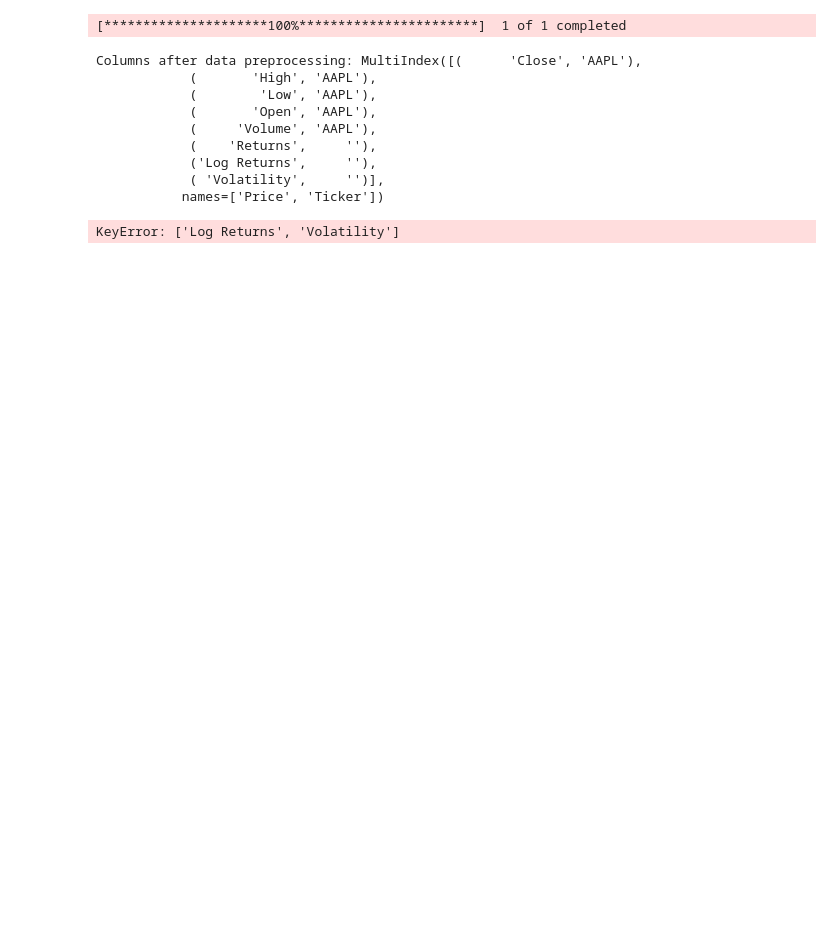
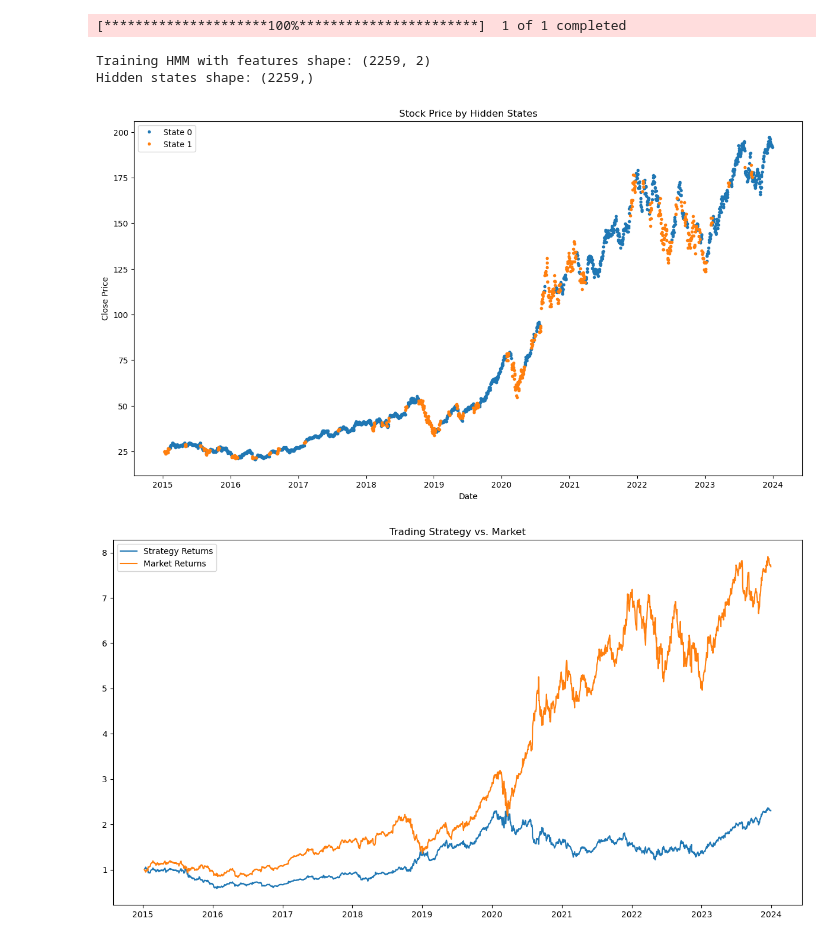
Before and after one commit to helena-f/quant_trading, a Jupyter notebook: HiddenMarkovModel.ipynb, the cells around one changed output. Cells and saved outputs as stored; diff of their text form; code cells hidden in the pictures; blank space fills up the shorter version.

Commit message:
debug markov and live streaming

```diff
--- a/HiddenMarkovModel.ipynb
+++ b/HiddenMarkovModel.ipynb
@@ -5,23 +5,25 @@ from hmmlearn.hmm import GaussianHMM
 import yfinance as yf
 import matplotlib.pyplot as plt
 
+# Step 1: Fetch and preprocess data
 def fetch_stock_data(ticker, start_date, end_date):
     data = yf.download(ticker, start=start_date, end=end_date)
+    data.columns = data.columns.get_level_values(0)  # Flatten columns
     data['Returns'] = data['Close'].pct_change()
     data['Log Returns'] = np.log(1 + data['Returns'])
     return data.dropna()
 
+# Step 2: Prepare features
 def prepare_features(data):
-    # Features: Log Returns and Volatility (rolling standard deviation)
     data['Volatility'] = data['Log Returns'].rolling(window=5).std()
-    print("Columns after data preprocessing:", data.columns)  # Check columns here
+    features = data[['Log Returns', 'Volatility']].dropna().values  # 2D array
+    aligned_data = data.dropna(subset=['Log Returns', 'Volatility'])  # Align with features
+    return aligned_data, features
 
-    features = data[['Log Returns', 'Volatility']].dropna().values
-    # Drop rows with NaN values in original data for alignment
-    return data.dropna(subset=['Log Returns', 'Volatility']), features
-
+# Step 3: Train HMM
 def train_hmm(features, n_states):
-    model = GaussianHMM(n_components=n_states, covariance_type='diag', n_iter=1000, random_state=42)
+    print("Training HMM with features shape:", features.shape)  # Debugging
+    model = GaussianHMM(n_components=n_states, covariance_type="diag", n_iter=1000, random_state=42)
     model.fit(features)
     hidden_states = model.predict(features)
     return model, hidden_states
@@ -50,34 +52,35 @@ def simulate_trading(data, hidden_states):
     plt.legend()
     plt.title("Trading Strategy vs. Market")
     plt.show()
-# %%
-
-ticker = "AAPL"
-start_date = "2015-01-01"
-end_date = "2023-12-31"
-
-# Fetch and preprocess data
-stock_data = fetch_stock_data(ticker, start_date, end_date)
-features = prepare_features(stock_data)
-
-# Train HMM and predict hidden states
-n_states = 2
-hmm_model, hidden_states = train_hmm(features, n_states)
-
-# Visualize hidden states
-plot_hidden_states(stock_data, hidden_states, n_states)
-
-# Simulate trading strategy
-simulate_trading(stock_data, hidden_states)
-# %% [output]
-[*********************100%***********************]  1 of 1 completed
-Columns after data preprocessing: MultiIndex([(      'Close', 'AAPL'),
-            (       'High', 'AAPL'),
-            (        'Low', 'AAPL'),
-            (       'Open', 'AAPL'),
-            (     'Volume', 'AAPL'),
-            (    'Returns',     ''),
-            ('Log Returns',     ''),
-            ( 'Volatility',     '')],
-           names=['Price', 'Ticker'])
-KeyError: ['Log Returns', 'Volatility']
+# %%
+ticker = "AAPL"
+start_date = "2015-01-01"
+end_date = "2023-12-31"
+
+# Fetch and preprocess data
+stock_data = fetch_stock_data(ticker, start_date, end_date)
+
+# Prepare features
+aligned_data, features = prepare_features(stock_data)
+
+# Train HMM
+n_states = 2
+hmm_model, hidden_states = train_hmm(features, n_states)
+
+print("Hidden states shape:", hidden_states.shape)  # Should be (2259,)
+# Plot Hidden States
+aligned_data = aligned_data.copy()  # Ensure it's a standalone DataFrame
+aligned_data['State'] = hidden_states
+aligned_data['Signal'] = aligned_data['State'].apply(lambda x: 1 if x == 0 else -1)  # Buy in state 0, sell in others
+aligned_data['Strategy Returns'] = aligned_data['Signal'].shift(1) * aligned_data['Returns']
+
+plot_hidden_states(aligned_data, hidden_states, n_states)
+
+# Simulate Trading Strategy
+simulate_trading(aligned_data, hidden_states)
+# %% [output]
+[*********************100%***********************]  1 of 1 completed
+Training HMM with features shape: (2259, 2)
+Hidden states shape: (2259,)
+[figure, added]
+[figure, added]
```
Also changed, not shown: 5 other files.
